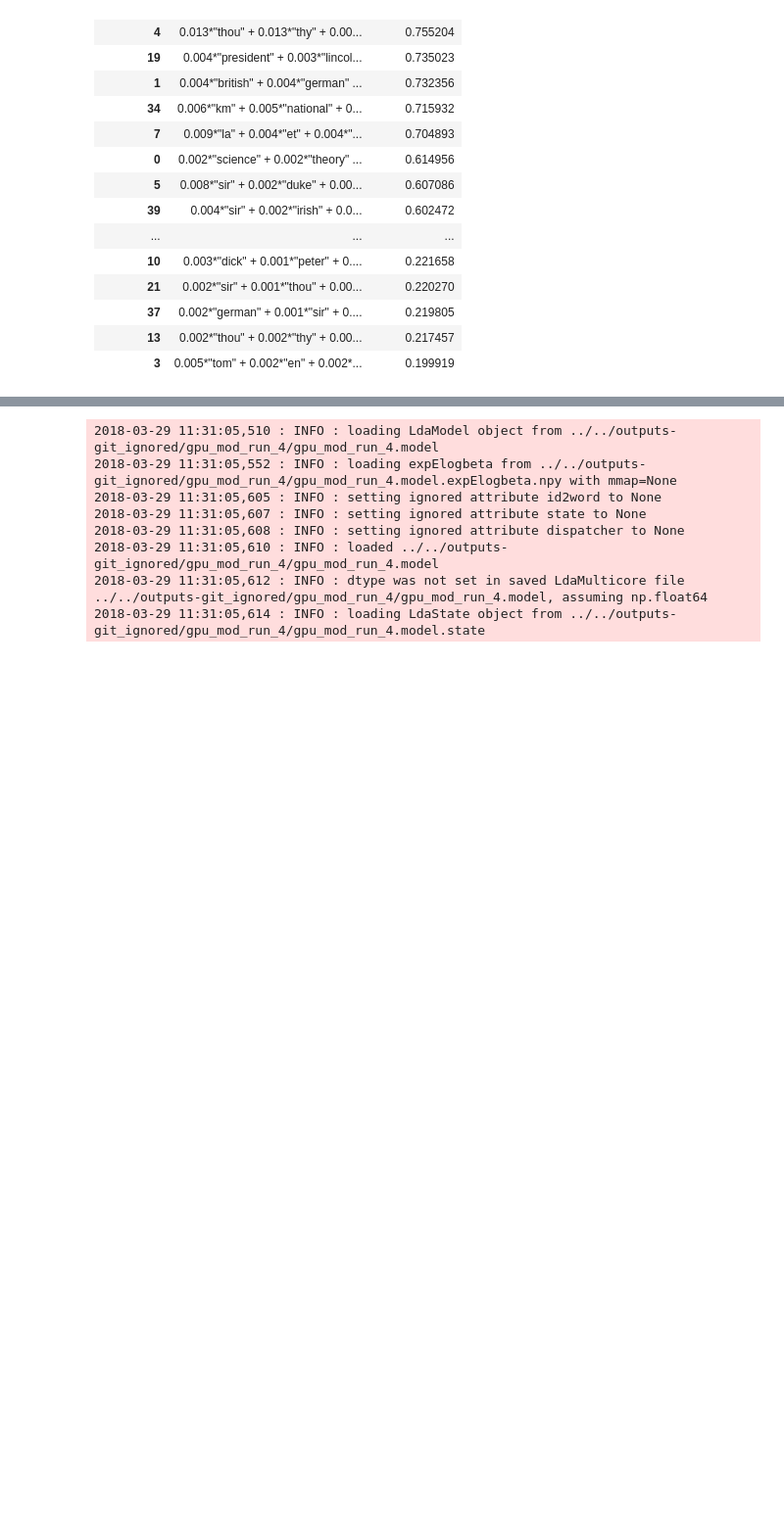
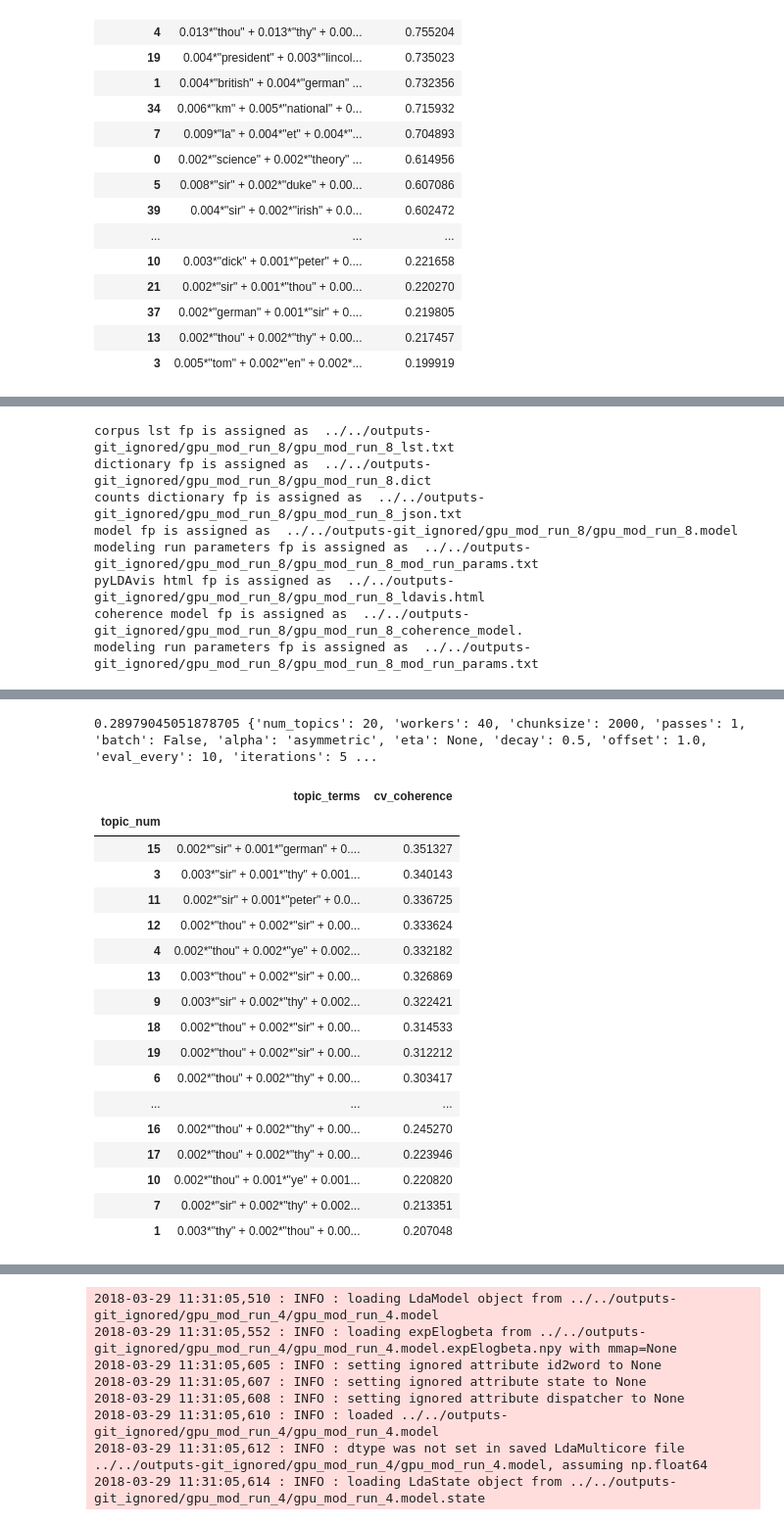
Before and after one commit to RBrynsvold/Capstone, a Jupyter notebook: notebooks/Compare models.ipynb, the cells around one changed output, grey strips where cells are left out. Shown: that part at 98% size. Saved outputs shown, nothing was run; the diff lists cells and outputs as text; code cells hidden in the pictures; blank space fills up the shorter version.

```diff
--- a/notebooks/Compare models.ipynb
+++ b/notebooks/Compare models.ipynb
@@ -458,0 +519,7 @@ http://pandas.pydata.org/pandas-docs/stable/indexing.html#ix-indexer-is-deprecat
+# %%
+mod_8_df, mod_8_cv_coherence, mod_8_cv_topic_coherence, mod_8_run_params =\
+    analyze_model_coherence('gpu_mod_run_8', corp_lst_stream)
+
+print(mod_8_cv_coherence, mod_8_run_params)
+mod_8_df
+# %% [output]
@@ -458,0 +534,8 @@ http://pandas.pydata.org/pandas-docs/stable/indexing.html#ix-indexer-is-deprecat
+corpus lst fp is assigned as  ../../outputs-git_ignored/gpu_mod_run_8/gpu_mod_run_8_lst.txt
+dictionary fp is assigned as  ../../outputs-git_ignored/gpu_mod_run_8/gpu_mod_run_8.dict
+counts dictionary fp is assigned as  ../../outputs-git_ignored/gpu_mod_run_8/gpu_mod_run_8_json.txt
+model fp is assigned as  ../../outputs-git_ignored/gpu_mod_run_8/gpu_mod_run_8.model
+modeling run parameters fp is assigned as  ../../outputs-git_ignored/gpu_mod_run_8/gpu_mod_run_8_mod_run_params.txt
+pyLDAvis html fp is assigned as  ../../outputs-git_ignored/gpu_mod_run_8/gpu_mod_run_8_ldavis.html
+coherence model fp is assigned as  ../../outputs-git_ignored/gpu_mod_run_8/gpu_mod_run_8_coherence_model.
+modeling run parameters fp is assigned as  ../../outputs-git_ignored/gpu_mod_run_8/gpu_mod_run_8_mod_run_params.txt
@@ -458,0 +559,19 @@ http://pandas.pydata.org/pandas-docs/stable/indexing.html#ix-indexer-is-deprecat
+0.28979045051878705 {'num_topics': 20, 'workers': 40, 'chunksize': 2000, 'passes': 1, 'batch': False, 'alpha': 'asymmetric', 'eta': None, 'decay': 0.5, 'offset': 1.0, 'eval_every': 10, 'iterations': 5 ...
+|  | topic_terms | cv_coherence |
+| topic_num |  |  |
+| 15 | 0.002*"sir" + 0.001*"german" + 0.... | 0.351327 |
+| 3 | 0.003*"sir" + 0.001*"thy" + 0.001... | 0.340143 |
+| 11 | 0.002*"sir" + 0.001*"peter" + 0.0... | 0.336725 |
+| 12 | 0.002*"thou" + 0.002*"sir" + 0.00... | 0.333624 |
+| 4 | 0.002*"thou" + 0.002*"ye" + 0.002... | 0.332182 |
+| 13 | 0.003*"thou" + 0.002*"sir" + 0.00... | 0.326869 |
+| 9 | 0.003*"sir" + 0.002*"thy" + 0.002... | 0.322421 |
+| 18 | 0.002*"thou" + 0.002*"sir" + 0.00... | 0.314533 |
+| 19 | 0.002*"thou" + 0.002*"sir" + 0.00... | 0.312212 |
+| 6 | 0.002*"thou" + 0.002*"thy" + 0.00... | 0.303417 |
+| ... | ... | ... |
+| 16 | 0.002*"thou" + 0.002*"thy" + 0.00... | 0.245270 |
+| 17 | 0.002*"thou" + 0.002*"thy" + 0.00... | 0.223946 |
+| 10 | 0.002*"thou" + 0.001*"ye" + 0.001... | 0.220820 |
+| 7 | 0.002*"sir" + 0.002*"thy" + 0.002... | 0.213351 |
+| 1 | 0.003*"thy" + 0.002*"thou" + 0.00... | 0.207048 |
```
Also changed, not shown: parts of 4 cells of this notebook, 2 other files.
